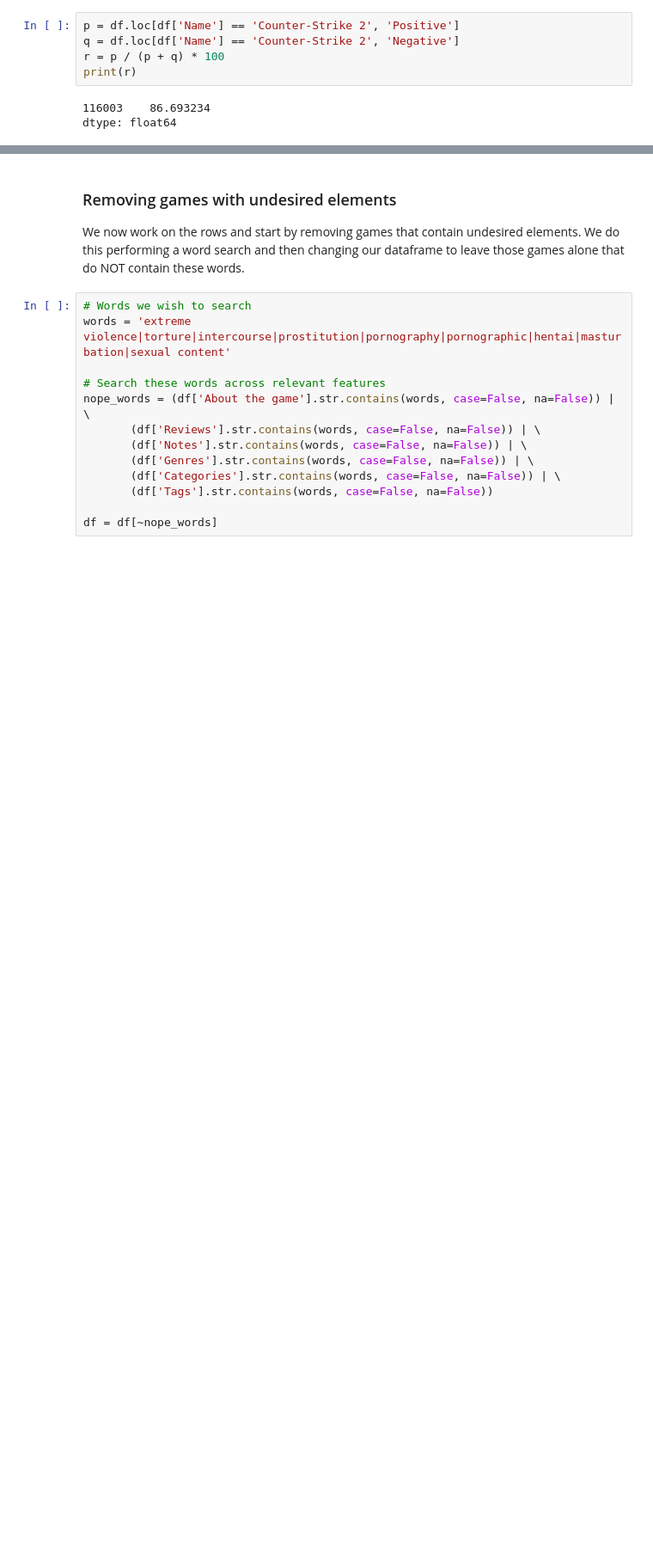
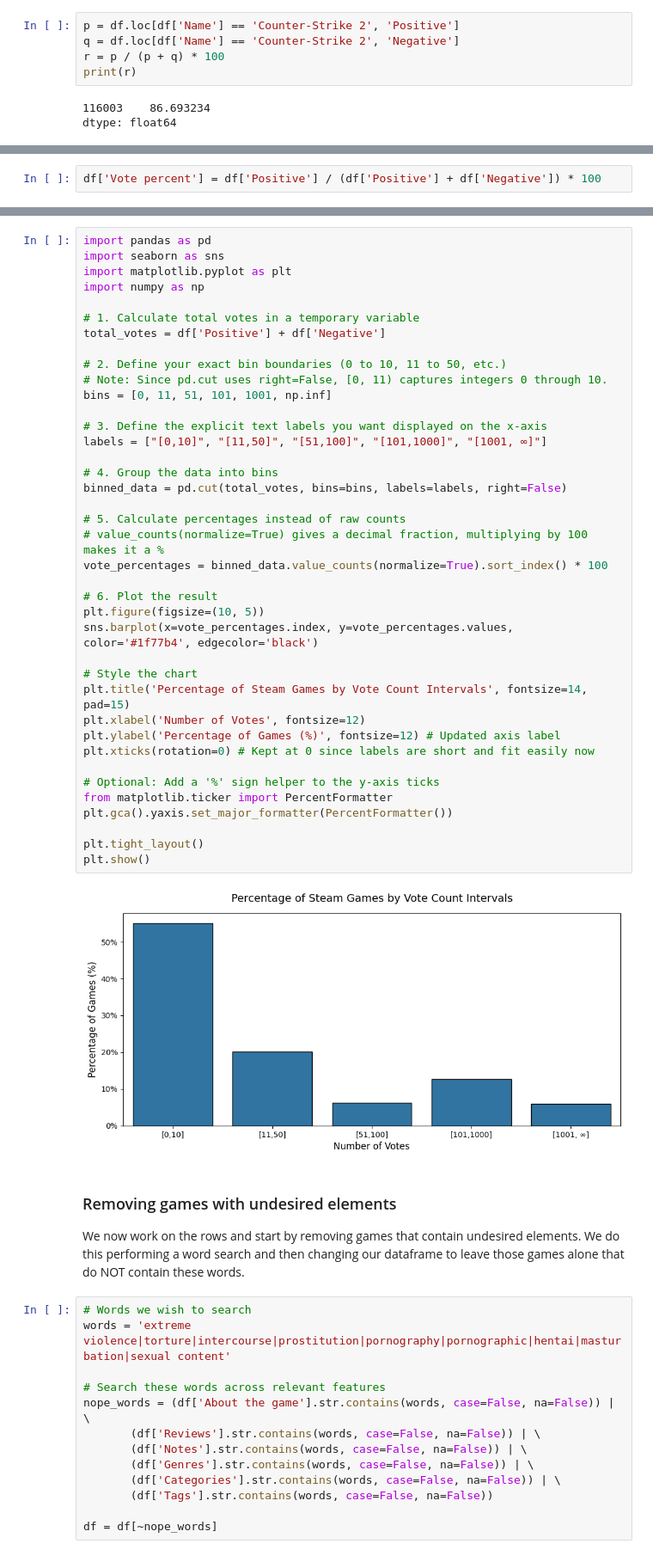
Before and after one commit to shujoshi-git/steam-games-recommender, a Jupyter notebook: steam_games.ipynb, the cells around one changed output, grey strips where cells are left out. Shown at 86% size. Drawn from its saved outputs; the diff is of its cells as text; blank space fills up the shorter version.

Commit message:
Made progress on vote_ranking: need to create a viable scale next.

```diff
--- a/steam_games.ipynb
+++ b/steam_games.ipynb
@@ -364,0 +368,2 @@ np.int64(2610)
+# %%
+df['Vote percent'] = df['Positive'] / (df['Positive'] + df['Negative']) * 100
@@ -365,3 +401,44 @@ np.int64(2610)
+# %%
+import pandas as pd
+import seaborn as sns
+import matplotlib.pyplot as plt
+import numpy as np
+
+# 1. Calculate total votes in a temporary variable
+total_votes = df['Positive'] + df['Negative']
+
+# 2. Define your exact bin boundaries (0 to 10, 11 to 50, etc.)
+# Note: Since pd.cut uses right=False, [0, 11) captures integers 0 through 10.
+bins = [0, 11, 51, 101, 1001, np.inf]
+
+# 3. Define the explicit text labels you want displayed on the x-axis
+labels = ["[0,10]", "[11,50]", "[51,100]", "[101,1000]", "[1001, ∞]"]
+
+# 4. Group the data into bins
+binned_data = pd.cut(total_votes, bins=bins, labels=labels, right=False)
+
+# 5. Calculate percentages instead of raw counts
+# value_counts(normalize=True) gives a decimal fraction, multiplying by 100 makes it a %
+vote_percentages = binned_data.value_counts(normalize=True).sort_index() * 100
+
+# 6. Plot the result
+plt.figure(figsize=(10, 5))
+sns.barplot(x=vote_percentages.index, y=vote_percentages.values, color='#1f77b4', edgecolor='black')
+
+# Style the chart
+plt.title('Percentage of Steam Games by Vote Count Intervals', fontsize=14, pad=15)
+plt.xlabel('Number of Votes', fontsize=12)
+plt.ylabel('Percentage of Games (%)', fontsize=12) # Updated axis label
+plt.xticks(rotation=0) # Kept at 0 since labels are short and fit easily now
+
+# Optional: Add a '%' sign helper to the y-axis ticks
+from matplotlib.ticker import PercentFormatter
+plt.gca().yaxis.set_major_formatter(PercentFormatter())
+
+plt.tight_layout()
+plt.show()
+# %% [output]
+[figure, added]
 # %% [markdown]
 ### Removing games with undesired elements
 
```
Also changed, not shown: parts of 11 cells of this notebook.
